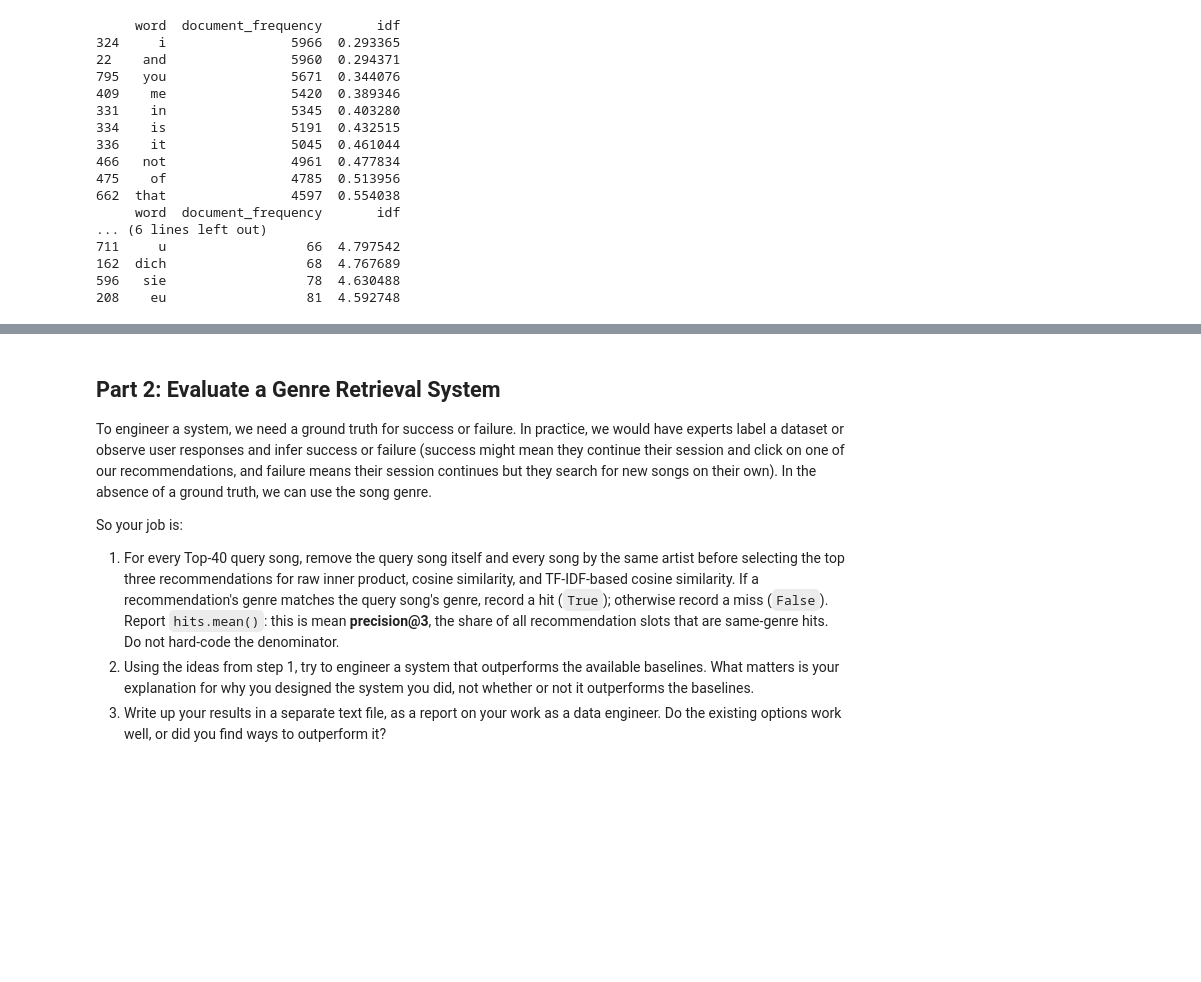
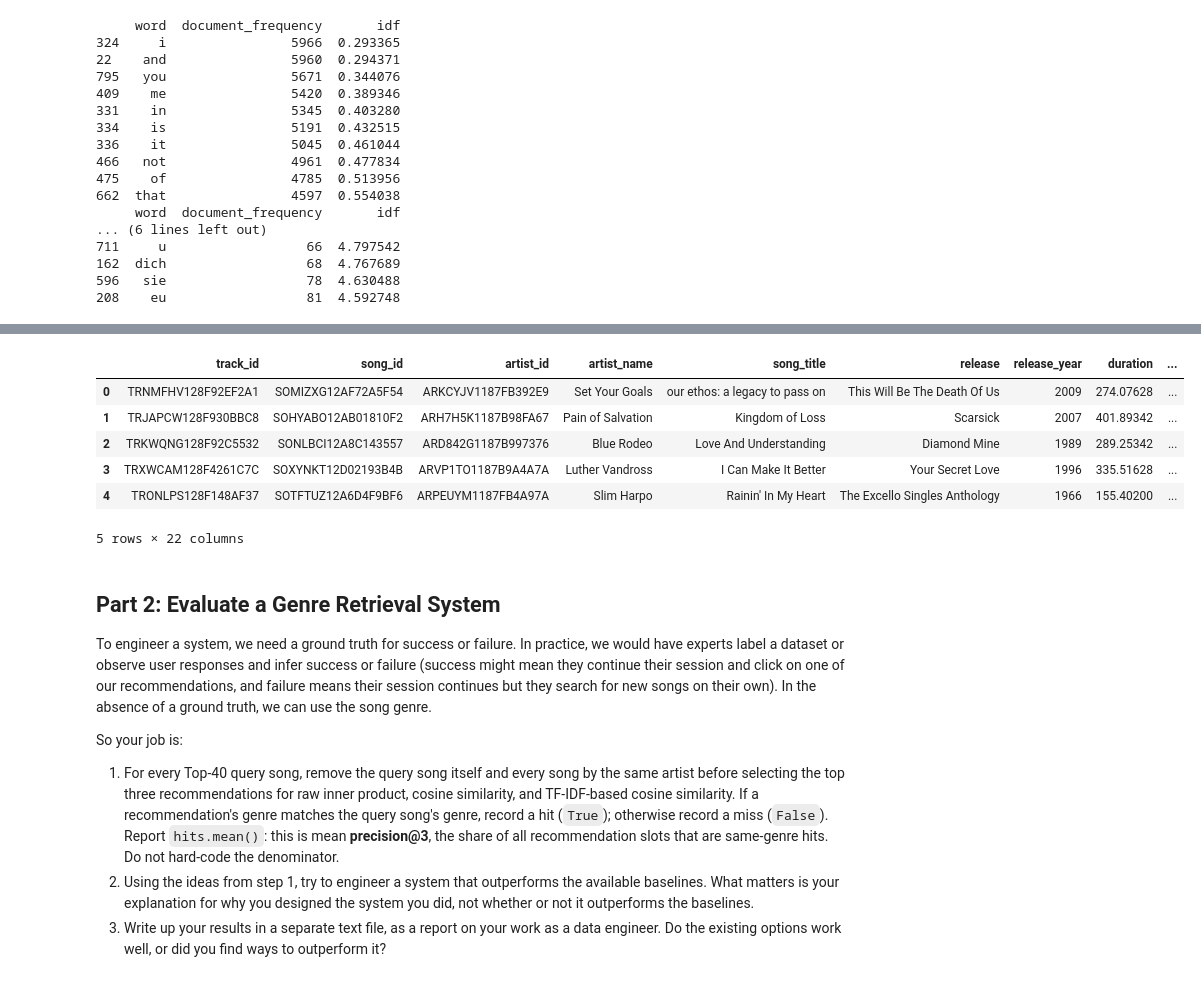
Before and after one commit to jakemacGrad/uu_vectors_and_matrices, a Jupyter notebook: Thursday Lab/lab_01.ipynb, the cells around one changed output, grey strips where cells are left out. Drawn from its saved outputs; the diff is of its cells as text; code cells hidden in the pictures; blank space fills up the shorter version.

```diff
--- a/Thursday Lab/lab_01.ipynb
+++ b/Thursday Lab/lab_01.ipynb
@@ -619,4 +633,63 @@ How do the new TF-IDF-based recommendations compare to one another and the origi
 </div>
+# %%
+all_top3 = []
+#Replacing X with TFIDF
+for song in top_40["track_id"].index:
+    q_index = songs.index[song, ['track_id'] == song][0]
+    q = TFIDF[q_index]
+
+    #adding in Raw data
+
+
+    dot_scores = TFIDF @ q
+
+    #Adding in centered inner product
+    q_centered = q - q.mean()
+    centered_dot_scores = X_centered @ query_centered
+    covariance_scores = centered_dot_scores / TFIDF.shape[1]
+
+    #Adding in Correlation calucations
+    query_std = query.std()
+    X_std = TFIDF.std(axis=1)
+
+    denom = X_std * query_std
+    corr_scores = np.divide(
+        covariance_scores,
+        denom,
+        out=np.zeros_like(covariance_scores),
+        where=denom != 0,
+    )
+
+    # Adding in cosine calculations from your code snippet in step 4
+    cos_scores = cosine_scores(TFIDF, q)
+
+
+
+    # Copied from Step 2 but added a correlation score column
+    cosine_results = songs[meta_cols].copy()
+    cosine_results['dot'] = dot_scores
+    cosine_results["centered_dot"] = centered_dot_scores
+    cosine_results["convariance"] = covariance_scores
+    cosine_results["correlation"] = corr_scores
+
+    cosine_results["cosine"] = cos_scores
+    cosine_results.loc[q_index, ['correlation','dot','centered_dot','convariance', 'cosine']] = -np.inf
+
+    #Sorts results based on the 'cosine' results. Code copied from step 1
+    top3 = cosine_results.sort_values('cosine', ascending=False).head(3).copy()
+    top3["song_comparison"] = top_40.loc[q_index, 'song_title']
+    all_top3.append(top3)
+
+results = pd.concat(all_top3, ignore_index= True)
+results.head()
+# %% [output]
+|  | track_id | song_id | artist_id | artist_name | song_title | release | release_year | duration | ... |
+| 0 | TRNMFHV128F92EF2A1 | SOMIZXG12AF72A5F54 | ARKCYJV1187FB392E9 | Set Your Goals | our ethos: a legacy to pass on | This Will Be The Death Of Us | 2009 | 274.07628 | ... |
+| 1 | TRJAPCW128F930BBC8 | SOHYABO12AB01810F2 | ARH7H5K1187B98FA67 | Pain of Salvation | Kingdom of Loss | Scarsick | 2007 | 401.89342 | ... |
+| 2 | TRKWQNG128F92C5532 | SONLBCI12A8C143557 | ARD842G1187B997376 | Blue Rodeo | Love And Understanding | Diamond Mine | 1989 | 289.25342 | ... |
+| 3 | TRXWCAM128F4261C7C | SOXYNKT12D02193B4B | ARVP1TO1187B9A4A7A | Luther Vandross | I Can Make It Better | Your Secret Love | 1996 | 335.51628 | ... |
+| 4 | TRONLPS128F148AF37 | SOTFTUZ12A6D4F9BF6 | ARPEUYM1187FB4A97A | Slim Harpo | Rainin' In My Heart | The Excello Singles Anthology | 1966 | 155.40200 | ... |
+5 rows × 22 columns
 # %% [markdown]
 ## Part 2: Evaluate a Genre Retrieval System
 
```
Also changed, not shown: parts of 7 cells of this notebook, 2 other files.
